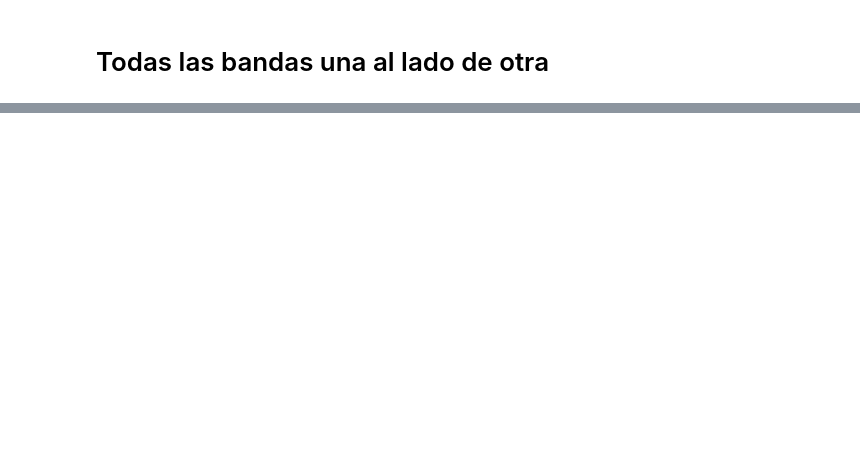
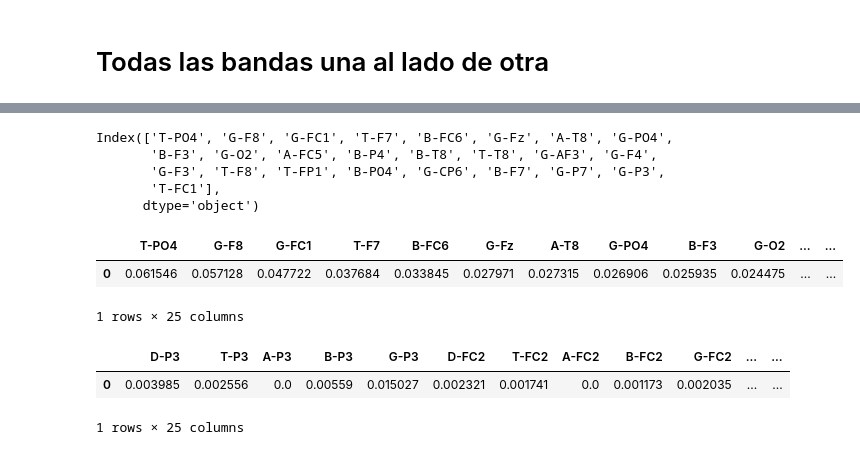
Before and after one commit to imjaimeortiz/TFG_BCI_Emotions_tests, a Jupyter notebook: Experiment7.ipynb, the cells around one changed output, grey strips where cells are left out. Saved outputs shown, nothing was run; the diff lists cells and outputs as text; code cells hidden in the pictures; blank space fills up the shorter version.

```diff
--- a/Experiment7.ipynb
+++ b/Experiment7.ipynb
@@ -266,12 +179,10 @@ aux_beta
 # Banda gamma
 df = pd.DataFrame(gamma_bands)
 gamma_df = df.transpose()
-gamma_df.columns = ['FP1','AF3','F7','F3','FC1','FC5','T7','C3','CP1','CP5','P7','P3','Pz','PO3','O1','Oz','O2','PO4','P4','P8','CP6','CP2','C4','T8','FC6','FC2','F4','F8','AF4','Fp2','Fz','Cz']
+gamma_df.columns = ['G-FP1','G-AF3','G-F7','G-F3','G-FC1','G-FC5','G-T7','G-C3','G-CP1','G-CP5','G-P7','G-P3','G-Pz','G-PO3','G-O1','G-Oz','G-O2','G-PO4','G-P4','G-P8','G-CP6','G-CP2','G-C4','G-T8','G-FC6','G-FC2','G-F4','G-F8','G-AF4','G-Fp2','G-Fz','G-Cz']
 gamma_df
 
 rows = list()
 for _,row in gamma_df.iterrows():
     rows += [row]*40
 aux_gamma = pd.DataFrame(rows).reset_index(drop=True)
-
-aux_gamma
@@ -340,2 +203,6 @@ aux_all_bands
+# %%
+frames = [aux_delta, aux_theta, aux_alpha, aux_beta, aux_gamma]
+aux_all_bands = pd.concat(frames, axis=1)
+all_bands_channels = ['D-FP1','D-AF3','D-F7','D-F3','D-FC1','D-FC5','D-T7','D-C3','D-CP1','D-CP5','D-P7','D-P3','D-Pz','D-PO3','D-O1','D-Oz','D-O2','D-PO4','D-P4','D-P8','D-CP6','D-CP2','D-C4','D-T8','D-FC6','D-FC2','D-F4','D-F8','D-AF4','D-Fp2','D-Fz','D-Cz', 'T-FP1','T-AF3','T-F7','T-F3','T-FC1','T-FC5','T-T7','T-C3','T-CP1','T-CP5','T-P7','T-P3','T-Pz','T-PO3','T-O1','T-Oz','T-O2','T-PO4','T-P4','T-P8','T-CP6','T-CP2','T-C4','T-T8','T-FC6','T-FC2','T-F4','T-F8','T-AF4','T-Fp2','T-Fz','T-Cz', 'A-FP1','A-AF3','A-F7','A-F3','A-FC1','A-FC5','A-T7','A-C3','A-CP1','A-CP5','A-P7','A-P3','A-Pz','A-PO3','A-O1','A-Oz','A-O2','A-PO4','A-P4','A-P8','A-CP6','A-CP2','A-C4','A-T8','A-FC6','A-FC2','A-F4','A-F8','A-AF4','A-Fp2','A-Fz','A-Cz', 'B-FP1','B-AF3','B-F7','B-F3','B-FC1','B-FC5','B-T7','B-C3','B-CP1','B-CP5','B-P7','B-P3','B-Pz','B-PO3','B-O1','B-Oz','B-O2','B-PO4','B-P4','B-P8','B-CP6','B-CP2','B-C4','B-T8','B-FC6','B-FC2','B-F4','B-F8','B-AF4','B-Fp2','B-Fz','B-Cz', 'G-FP1','G-AF3','G-F7','G-F3','G-FC1','G-FC5','G-T7','G-C3','G-CP1','G-CP5','G-P7','G-P3','G-Pz','G-PO3','G-O1','G-Oz','G-O2','G-PO4','G-P4','G-P8','G-CP6','G-CP2','G-C4','G-T8','G-FC6','G-FC2','G-F4','G-F8','G-AF4','G-Fp2','G-Fz','G-Cz']
 # %%
 all_bands_df = aux_all_bands.merge(aux_labels, left_index=True, right_index=True)
@@ -424,0 +257,35 @@ kNN con todas las bandas: 96.09375
+# %%
+data = all_bands_df.copy()
+data = data.drop(['dominance', 'liking'], axis=1)
+
+conditions = [
+    ((data['valence'] <4.5) & (data['arousal']<4.5)),
+    ((data['valence'] <4.5) & (data['arousal'] > 4.5)),
+    ((data['valence'] >4.5) & (data['arousal']<4.5)),
+    ((data['valence'] >4.5) & (data['arousal'] > 4.5))]
+choices = ['sadness', 'pleasure', 'anger', 'joy']
+
+data['valence'] = np.select(conditions, choices, default='black')
+data = data.rename(columns={'valence' : 'label'})
+data = data.drop(columns='arousal')
+
+copia = data.copy()
+
+y = copia[['label']]
+
+x = copia.drop(columns=['label'])
+
+xTrain, xTest, yTrain, yTest = train_test_split(x,y, test_size = 0.2, random_state = 1)
+# %%
+#clf = SelectFromModel(RandomForestClassifier(n_estimators = 100))
+clf = RandomForestClassifier(max_depth=2, random_state=0, verbose=1, n_jobs=5)
+clf.fit(xTrain, np.ravel(yTrain))
+
+#clf.get_support()
+#res = xTrain.columns[(clf.get_support())]
+
+series_importance = pd.Series(abs(clf.feature_importances_), index=all_bands_channels).nlargest(25)
+df_importances = series_importance.to_frame()
+res = df_importances.index
+
+own_selection = pd.DataFrame(data=all_bands_df, columns=res)
@@ -424,0 +296,23 @@ kNN con todas las bandas: 96.09375
+# %%
+res
+# %% [output]
+Index(['T-PO4', 'G-F8', 'G-FC1', 'T-F7', 'B-FC6', 'G-Fz', 'A-T8', 'G-PO4',
+       'B-F3', 'G-O2', 'A-FC5', 'B-P4', 'B-T8', 'T-T8', 'G-AF3', 'G-F4',
+       'G-F3', 'T-F8', 'T-FP1', 'B-PO4', 'G-CP6', 'B-F7', 'G-P7', 'G-P3',
+       'T-FC1'],
+      dtype='object')
+# %%
+df_importances.T
+# %% [output]
+|  | T-PO4 | G-F8 | G-FC1 | T-F7 | B-FC6 | G-Fz | A-T8 | G-PO4 | B-F3 | G-O2 | ... | ... |
+| 0 | 0.061546 | 0.057128 | 0.047722 | 0.037684 | 0.033845 | 0.027971 | 0.027315 | 0.026906 | 0.025935 | 0.024475 | ... | ... |
+1 rows × 25 columns
+# %%
+series_importance = pd.Series(abs(clf.feature_importances_), index=all_bands_channels)
+df_importances = series_importance.to_frame()
+df_literature = df_importances.T
+df_literature.loc[:,['D-P3', 'T-P3', 'A-P3', 'B-P3', 'G-P3', 'D-FC2','T-FC2','A-FC2','B-FC2','G-FC2', 'D-AF3','T-AF3','A-AF3','B-AF3','G-AF3', 'D-O1','T-O1','A-O1','B-O1','G-O1', 'D-FP1','T-FP1','A-FP1','B-FP1','G-FP1']]
+# %% [output]
+|  | D-P3 | T-P3 | A-P3 | B-P3 | G-P3 | D-FC2 | T-FC2 | A-FC2 | B-FC2 | G-FC2 | ... | ... |
+| 0 | 0.003985 | 0.002556 | 0.0 | 0.00559 | 0.015027 | 0.002321 | 0.001741 | 0.0 | 0.001173 | 0.002035 | ... | ... |
+1 rows × 25 columns
```
Also changed, not shown: parts of 24 cells of this notebook, 13 other files.
